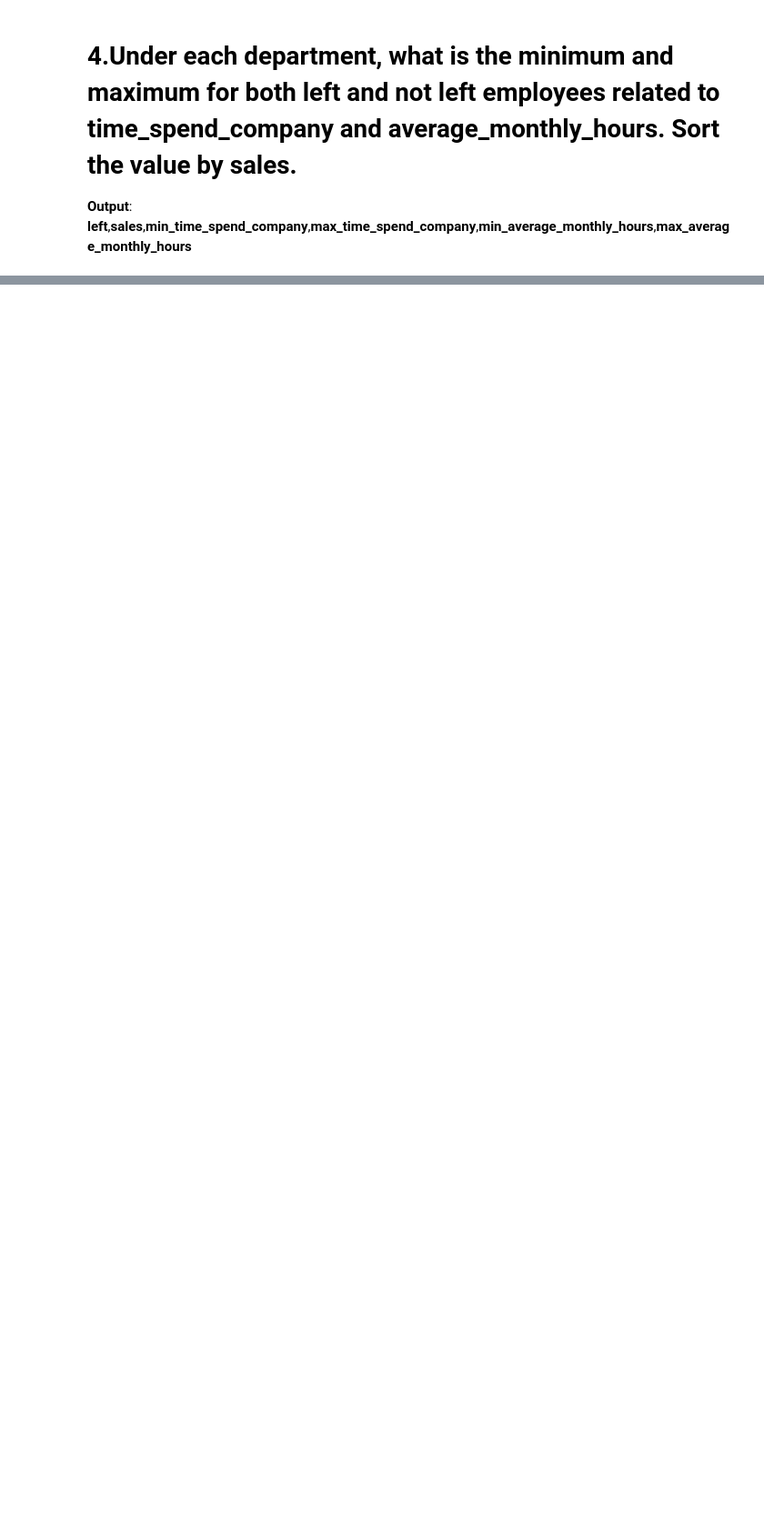
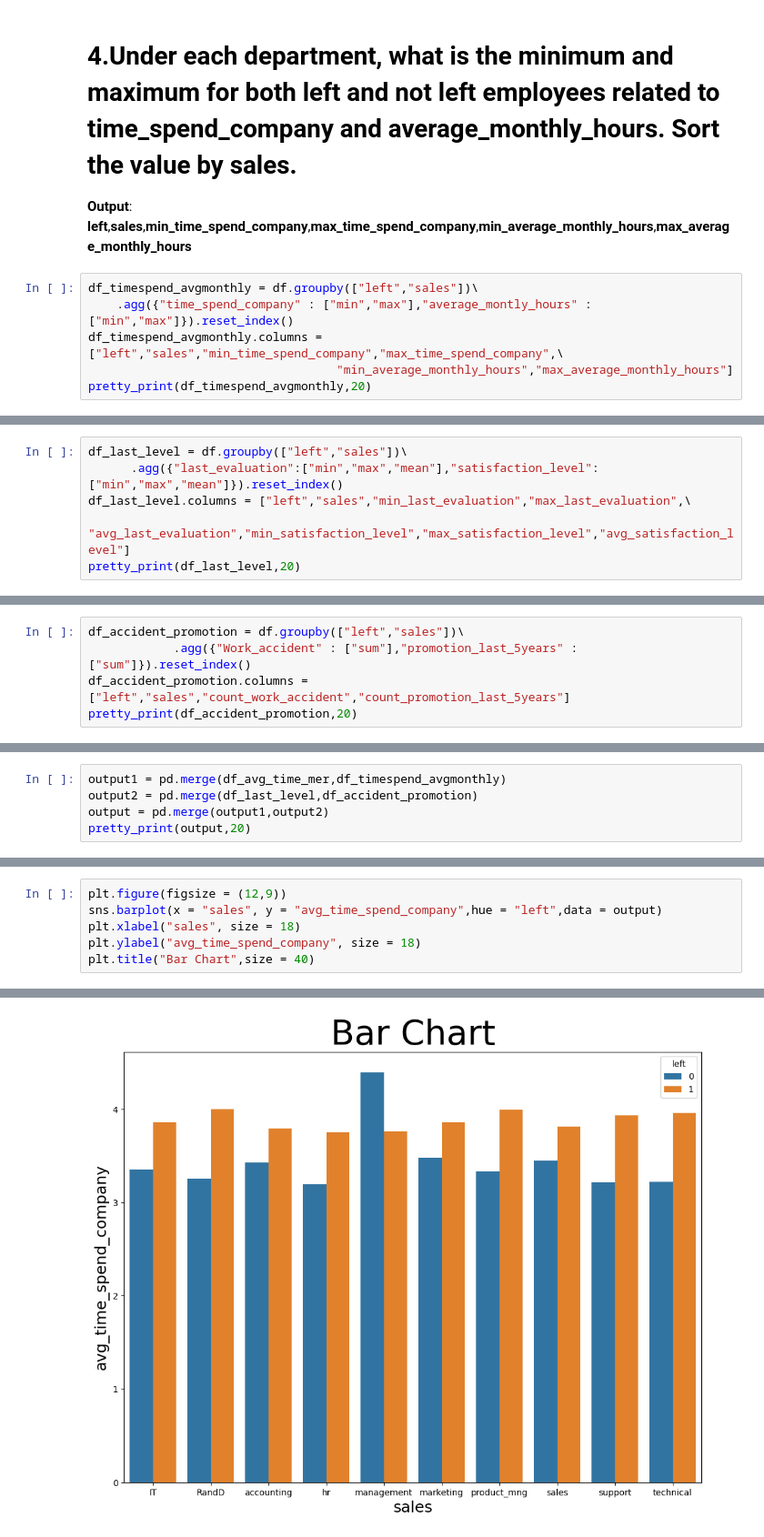
Before and after one commit to ruthika11/ipython-notebook-examples, a Jupyter notebook: HR_Data.ipynb, the cells around one changed output, grey strips where cells are left out. Shown: that part at 91% size. Saved outputs shown, nothing was run; the diff lists cells and outputs as text; blank space fills up the shorter version.

```diff
--- a/HR_Data.ipynb
+++ b/HR_Data.ipynb
@@ -107,3 +126,9 @@ pretty_print(df_avg_time_mer,25)
 # %% [markdown]
 # 4.Under each department, what is the minimum and maximum for both left and not left employees related to time_spend_company and average_monthly_hours. Sort the value by sales.
 **Output**: **left**,**sales**,**min_time_spend_company**,**max_time_spend_company**,**min_average_monthly_hours**,**max_average_monthly_hours**
+# %%
+df_timespend_avgmonthly = df.groupby(["left","sales"])\
+    .agg({"time_spend_company" : ["min","max"],"average_montly_hours" : ["min","max"]}).reset_index()
+df_timespend_avgmonthly.columns = ["left","sales","min_time_spend_company","max_time_spend_company",\
+                                   "min_average_monthly_hours","max_average_monthly_hours"]
+pretty_print(df_timespend_avgmonthly,20)
@@ -109,0 +157,6 @@ pretty_print(df_avg_time_mer,25)
+# %%
+df_last_level = df.groupby(["left","sales"])\
+      .agg({"last_evaluation":["min","max","mean"],"satisfaction_level":["min","max","mean"]}).reset_index()
+df_last_level.columns = ["left","sales","min_last_evaluation","max_last_evaluation",\
+                         "avg_last_evaluation","min_satisfaction_level","max_satisfaction_level","avg_satisfaction_level"]
+pretty_print(df_last_level,20)
@@ -109,0 +184,5 @@ pretty_print(df_avg_time_mer,25)
+# %%
+df_accident_promotion = df.groupby(["left","sales"])\
+            .agg({"Work_accident" : ["sum"],"promotion_last_5years" : ["sum"]}).reset_index()
+df_accident_promotion.columns = ["left","sales","count_work_accident","count_promotion_last_5years"]
+pretty_print(df_accident_promotion,20)
@@ -109,0 +211,5 @@ pretty_print(df_avg_time_mer,25)
+# %%
+output1 = pd.merge(df_avg_time_mer,df_timespend_avgmonthly)
+output2 = pd.merge(df_last_level,df_accident_promotion)
+output = pd.merge(output1,output2)
+pretty_print(output,20)
@@ -109,0 +240,7 @@ pretty_print(df_avg_time_mer,25)
+# %%
+plt.figure(figsize = (12,9))
+sns.barplot(x = "sales", y = "avg_time_spend_company",hue = "left",data = output)
+plt.xlabel("sales", size = 18)
+plt.ylabel("avg_time_spend_company", size = 18)
+plt.title("Bar Chart",size = 40)
+# %% [output]
@@ -109,0 +248 @@ pretty_print(df_avg_time_mer,25)
+[figure, added]
```
Also changed, not shown: parts of 17 cells of this notebook.
